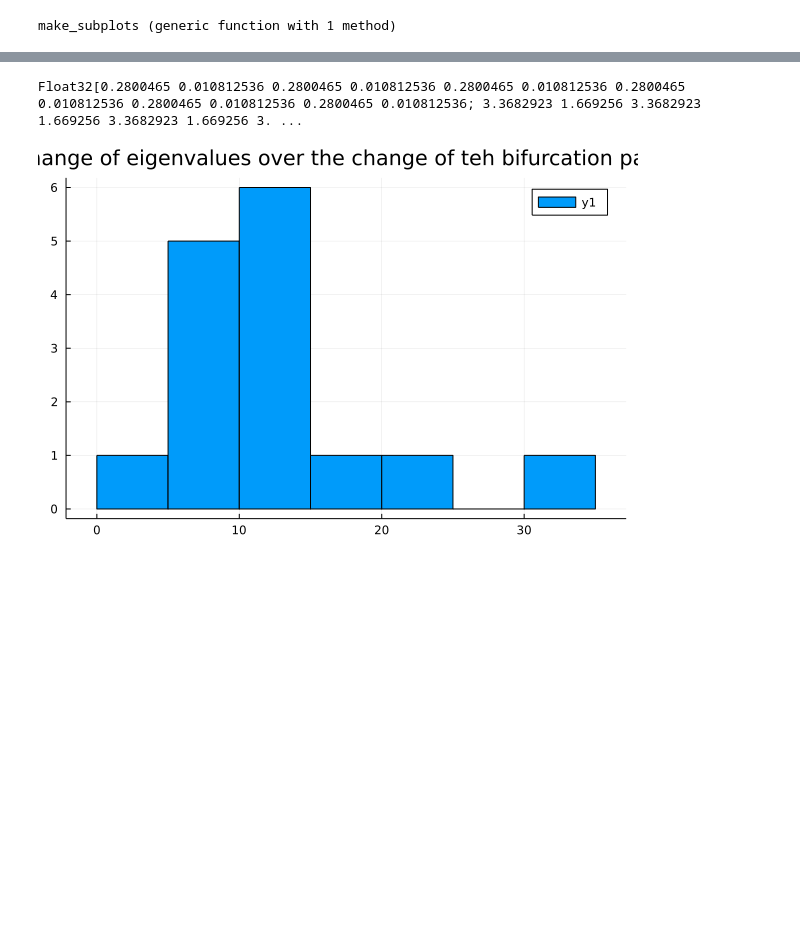
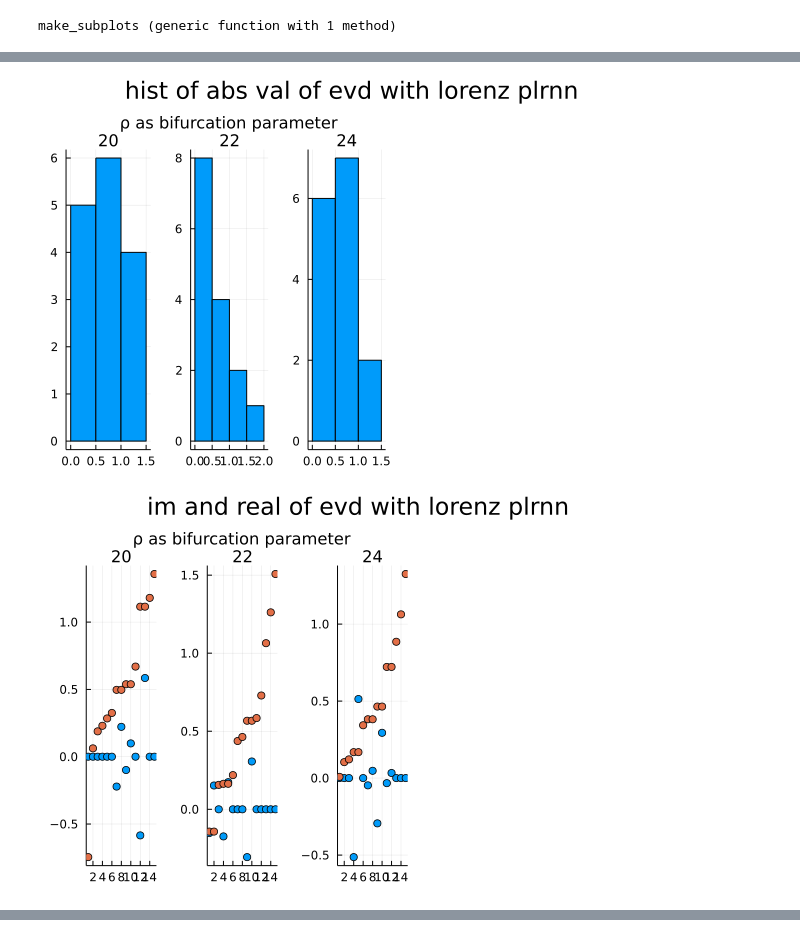
Before and after one commit to kjxymful/empirical_evd.jl, a Jupyter notebook: eval/ev_analysis.ipynb, the cells around one changed output, grey strips where cells are left out. Cells and saved outputs as stored; diff of their text form; code cells hidden in the pictures; blank space fills up the shorter version.

```diff
--- a/eval/ev_analysis.ipynb
+++ b/eval/ev_analysis.ipynb
@@ -82,6 +79,7 @@ deleteat!(experiments, 1:3)
 # %%
 using BPTT
 using Plots
+# load all the experiments
 for exp in experiments
     model_path = load_result_path(exp, 1000,1)
     m = BPTT.load_model(model_path)
@@ -102,6 +100,7 @@ for exp in experiments
     end
 end
 
+# for making subplots for each experiment
 function make_subplots(exp, plots, type)
     if exp == "lorenz"
         μ = "ρ"
@@ -110,11 +109,12 @@ function make_subplots(exp, plots, type)
         μ = "\$g_{nmda}\$"
         title = ["\n2" "$μ as bifurcation parameter\n3" "\n5" "\n9" "\n10" "\n10.2"]
     end
-    p = plot(plots..., layout=6,
+    p = plot(plots..., layout=grid(1,6),
         title=title, titlefont=font(11),
         legend=nothing,
-        plot_title="$type of $exp plrnn", plot_titlevspan=0.08
+        plot_title="$type of evd with $exp plrnn", plot_titlevspan=0.08
     )
+    display(p)
 end
 # %% [output]
 make_subplots (generic function with 1 method)
@@ -128,0 +160,6 @@ Base.Generator{Vector{Vector{ComplexF32}}, var"#21#22"}(var"#21#22"(), Vector{Co
+# %%
+make_subplots("lorenz", hists_abs_val, "hist of abs val")
+make_subplots("lorenz", im_res,"im and real")
+# %% [output]
+[figure, added]
+[figure, added]
@@ -129,20 +167,10 @@ Base.Generator{Vector{Vector{ComplexF32}}, var"#21#22"}(var"#21#22"(), Vector{Co
 # %%
-# look at change
-abs_λ = [abs.(lambdas) for lambdas in exp_λs]
-
+# look at change of the parameters
 for id in 2:3#6 # for all experiments
     try
-        push!(change_abs, abs_λ[id]./abs_λ[1])
+        push!(change_abs, abs_λ[id]./abs_λ[id-1])
     catch e
-        global change_abs = [abs_λ[id]./abs_λ[1]]
+        global change_abs = [abs_λ[id]./abs_λ[id-1]]
     end
 end
-arr_change_abs = reduce(hcat, change_abs)
-# hist of overall change
-hist_abs = histogram(collect(Iterators.flatten(change_abs)), title="change of all eigenvalues", legend=nothing)
-
-# hist of change of certain values
-hist_lambda_abs = histogram(sum(arr_change_abs,dims=2),title="total change of eigenvalues over the change of teh bifurcation parameter")
+arr_change_abs = reduce(hcat, change_abs);
-# %% [output]
-Float32[0.2800465 0.010812536 0.2800465 0.010812536 0.2800465 0.010812536 0.2800465 0.010812536 0.2800465 0.010812536 0.2800465 0.010812536; 3.3682923 1.669256 3.3682923 1.669256 3.3682923 1.669256 3. ...
-[figure, removed]
```
Also changed, not shown: parts of 12 cells of this notebook, 4 other files.
